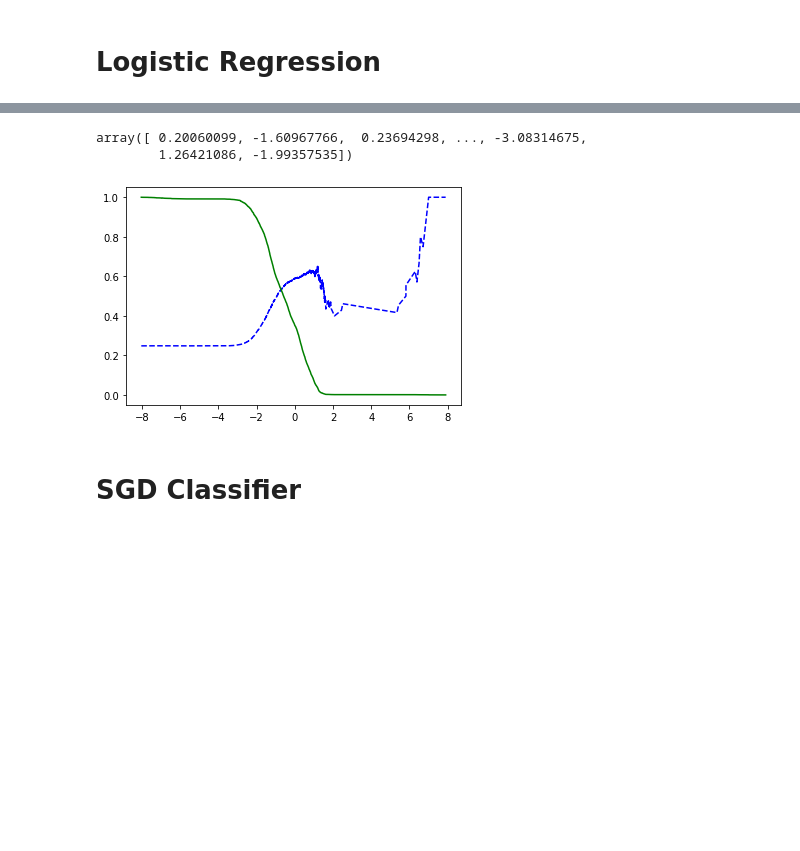
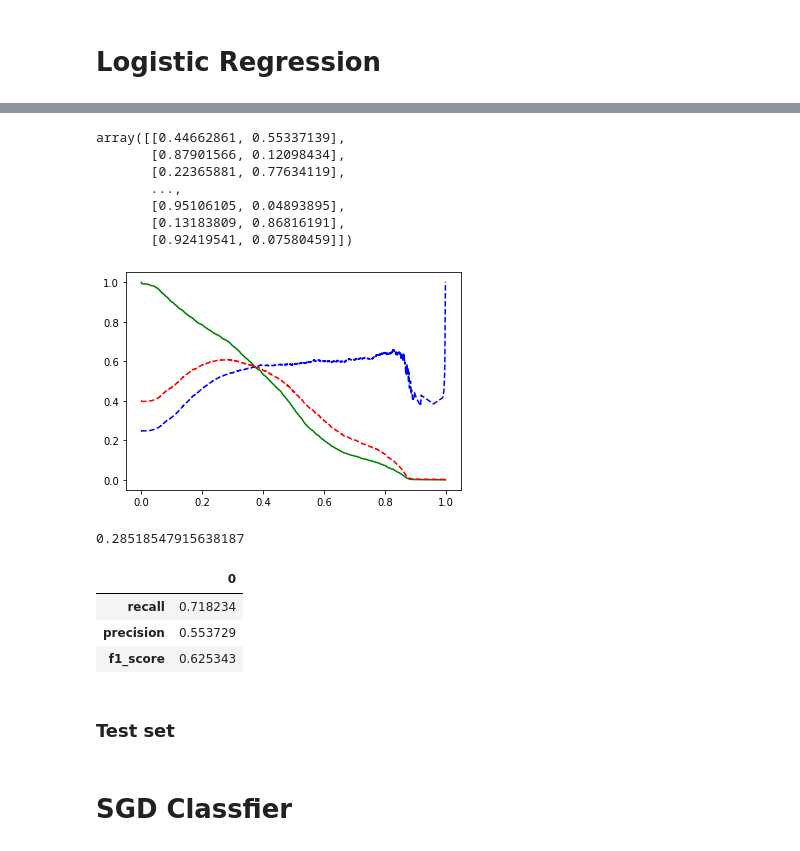
Before and after one commit to scinerd68/JobChangePrediction, a Jupyter notebook: evaluate.ipynb, the cells around one changed output, grey strips where cells are left out. Drawn from its saved outputs; the diff is of its cells as text; code cells hidden in the pictures; blank space fills up the shorter version.

```diff
--- a/evaluate.ipynb
+++ b/evaluate.ipynb
@@ -43,21 +43,34 @@ f1_score(y_train, y_train_pred)
 # %%
 from sklearn.metrics import precision_recall_curve
 # %%
-y_scores = cross_val_predict(log_reg_first_ver, X_train, y_train, cv=3, method="decision_function")
+y_scores = cross_val_predict(log_reg_first_ver, X_train, y_train, cv=3, method="predict_proba")
 # %%
 y_scores
 # %% [output]
-array([ 0.20060099, -1.60967766,  0.23694298, ..., -3.08314675,
-        1.26421086, -1.99357535])
+array([[0.44662861, 0.55337139],
+       [0.87901566, 0.12098434],
+       [0.22365881, 0.77634119],
+       ...,
+       [0.95106105, 0.04893895],
+       [0.13183809, 0.86816191],
+       [0.92419541, 0.07580459]])
 # %%
-precisions, recalls, thresholds = precision_recall_curve(y_train, y_scores)
+precisions, recalls, thresholds = precision_recall_curve(y_train, y_scores[:, 1])
+# %%
+f1 = (2 * precisions * recalls)/(precisions + recalls)
 # %%
 import matplotlib.pyplot as plt
 # %%
-def plot_precision_recall_vs_threshold(precisions, recalls, thresholds):
+def plot_precision_recall_vs_threshold(precisions, recalls, thresholds, f1):
     plt.plot(thresholds, precisions[:-1], "b--", label="Precision")
     plt.plot(thresholds, recalls[:-1], "g-", label="Recall")
+    plt.plot(thresholds, f1[:-1], "r--", label="F1")
 # %%
-plot_precision_recall_vs_threshold(precisions, recalls, thresholds)
+plot_precision_recall_vs_threshold(precisions, recalls, thresholds, f1)
 # %% [output]
-[figure, old version]
+[figure, new version]
+# %%
+THRESHOLD = thresholds[np.argmax(f1[:-1])]
+THRESHOLD
+# %% [output]
+0.28518547915638187
@@ -64,5 +81,17 @@ plot_precision_recall_vs_threshold(precisions, recalls, thresholds)
+# %%
+pd.DataFrame(data=[recall_score(y_train, preds),
+                   precision_score(y_train, preds),
+                   f1_score(y_train, preds)],
+             index=["recall", "precision", "f1_score"])
+# %% [output]
+|  | 0 |
+| recall | 0.718234 |
+| precision | 0.553729 |
+| f1_score | 0.625343 |
+# %% [markdown]
+### Test set
 # %% [markdown]
-# SGD Classifier
+# SGD Classfier
 # %%
 sgd_clf = joblib.load("Models/sgd_clf.pkl")
 # %%
```
Also changed, not shown: parts of 13 cells of this notebook, 5 other files.
